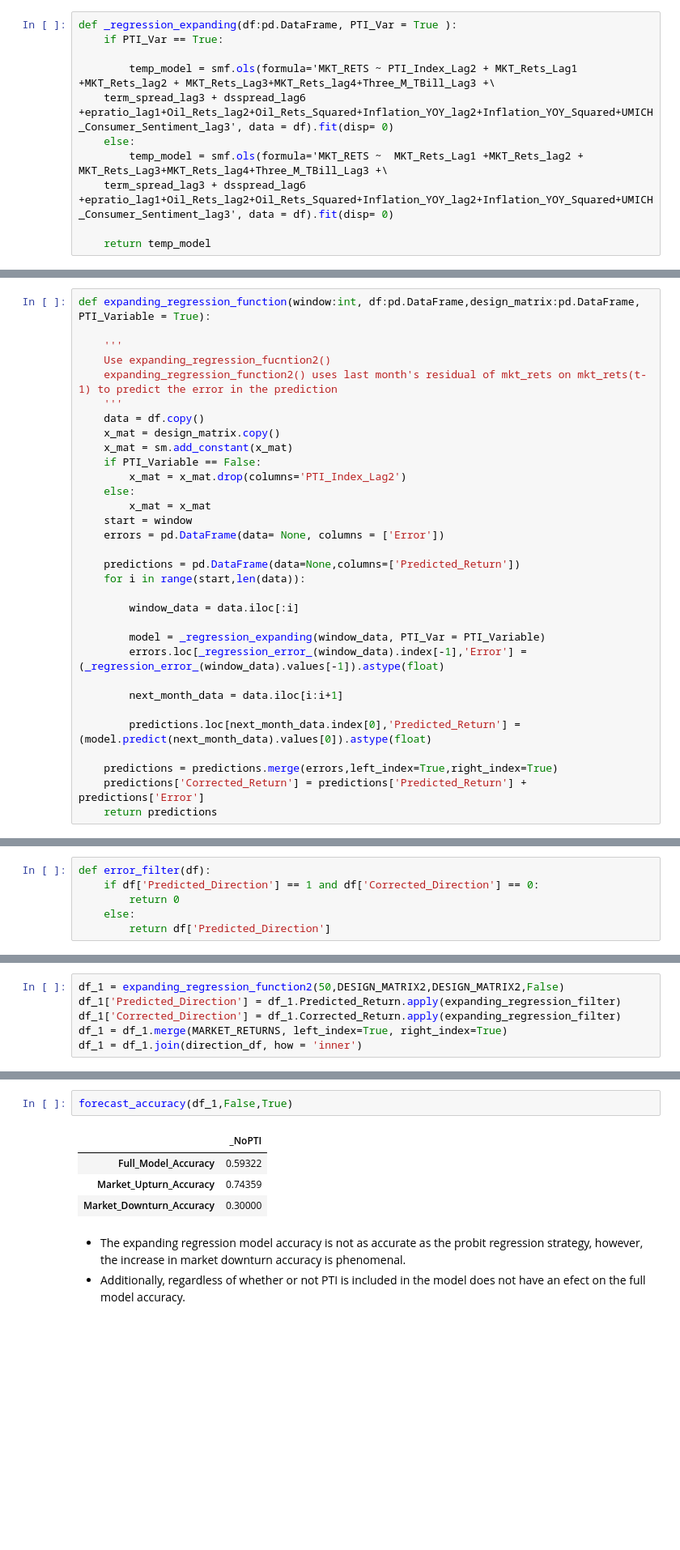
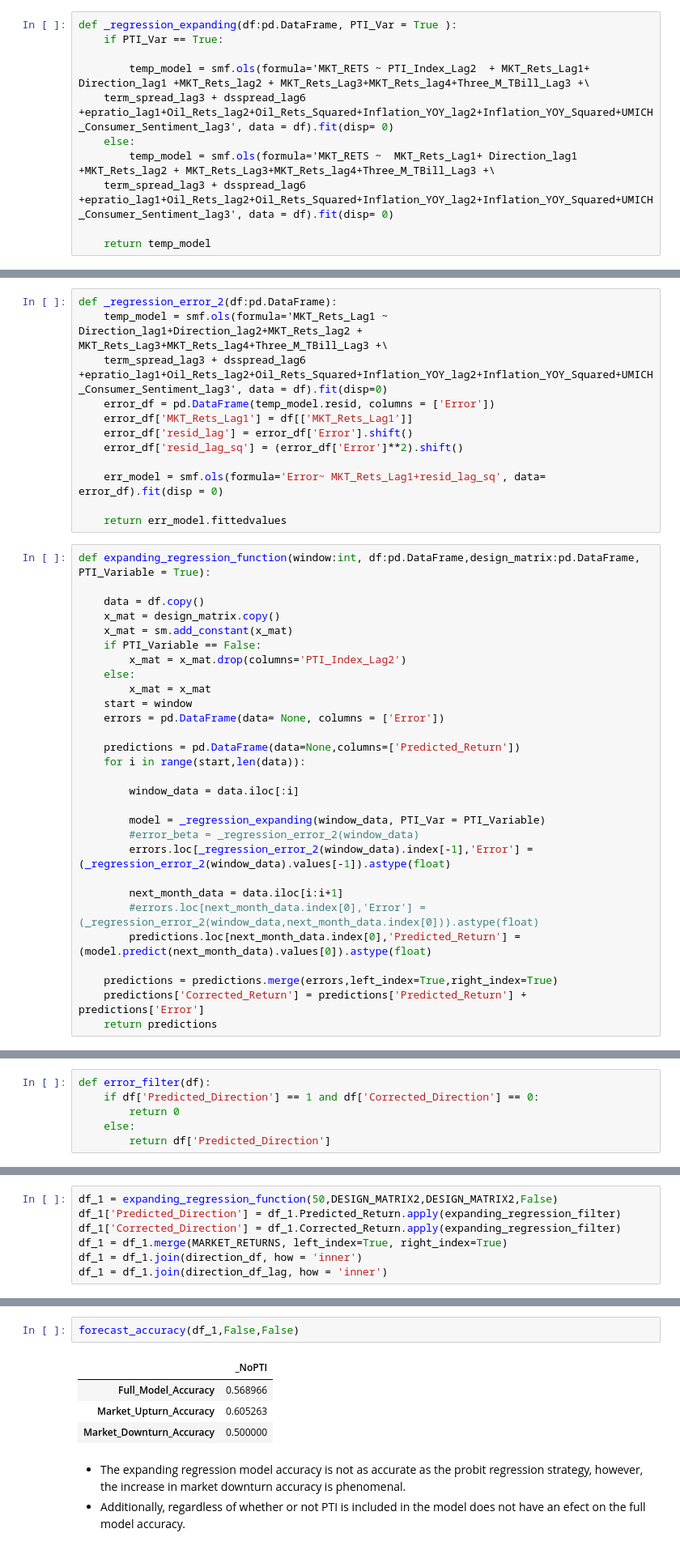
Before and after one commit to dcstein22/economics, a Jupyter notebook: Stein_QTS_Project.ipynb, the cells around one changed output, grey strips where cells are left out. Shown: that part at 81% size. Drawn from its saved outputs; the diff is of its cells as text; blank space fills up the shorter version.

```diff
--- a/Stein_QTS_Project.ipynb
+++ b/Stein_QTS_Project.ipynb
@@ -1075,10 +1072,10 @@ DESIGN_MATRIX2.head(5)
 def _regression_expanding(df:pd.DataFrame, PTI_Var = True ):
     if PTI_Var == True:
 
-        temp_model = smf.ols(formula='MKT_RETS ~ PTI_Index_Lag2 + MKT_Rets_Lag1 +MKT_Rets_lag2 + MKT_Rets_Lag3+MKT_Rets_lag4+Three_M_TBill_Lag3 +\
+        temp_model = smf.ols(formula='MKT_RETS ~ PTI_Index_Lag2  + MKT_Rets_Lag1+ Direction_lag1 +MKT_Rets_lag2 + MKT_Rets_Lag3+MKT_Rets_lag4+Three_M_TBill_Lag3 +\
     term_spread_lag3 + dsspread_lag6 +epratio_lag1+Oil_Rets_lag2+Oil_Rets_Squared+Inflation_YOY_lag2+Inflation_YOY_Squared+UMICH_Consumer_Sentiment_lag3', data = df).fit(disp= 0)
     else:
-        temp_model = smf.ols(formula='MKT_RETS ~  MKT_Rets_Lag1 +MKT_Rets_lag2 + MKT_Rets_Lag3+MKT_Rets_lag4+Three_M_TBill_Lag3 +\
+        temp_model = smf.ols(formula='MKT_RETS ~  MKT_Rets_Lag1+ Direction_lag1 +MKT_Rets_lag2 + MKT_Rets_Lag3+MKT_Rets_lag4+Three_M_TBill_Lag3 +\
     term_spread_lag3 + dsspread_lag6 +epratio_lag1+Oil_Rets_lag2+Oil_Rets_Squared+Inflation_YOY_lag2+Inflation_YOY_Squared+UMICH_Consumer_Sentiment_lag3', data = df).fit(disp= 0)
 
     return temp_model
@@ -1097,10 +1104,18 @@ def _regression_error_(df:pd.DataFrame):
+# %%
+def _regression_error_2(df:pd.DataFrame):
+    temp_model = smf.ols(formula='MKT_Rets_Lag1 ~ Direction_lag1+Direction_lag2+MKT_Rets_lag2 + MKT_Rets_Lag3+MKT_Rets_lag4+Three_M_TBill_Lag3 +\
+    term_spread_lag3 + dsspread_lag6 +epratio_lag1+Oil_Rets_lag2+Oil_Rets_Squared+Inflation_YOY_lag2+Inflation_YOY_Squared+UMICH_Consumer_Sentiment_lag3', data = df).fit(disp=0)
+    error_df = pd.DataFrame(temp_model.resid, columns = ['Error'])
+    error_df['MKT_Rets_Lag1'] = df[['MKT_Rets_Lag1']]
+    error_df['resid_lag'] = error_df['Error'].shift()
+    error_df['resid_lag_sq'] = (error_df['Error']**2).shift()
+
+    err_model = smf.ols(formula='Error~ MKT_Rets_Lag1+resid_lag_sq', data= error_df).fit(disp = 0)
+
+    return err_model.fittedvalues
 # %%
 def expanding_regression_function(window:int, df:pd.DataFrame,design_matrix:pd.DataFrame, PTI_Variable = True):
 
-    '''
-    Use expanding_regression_fucntion2()
-    expanding_regression_function2() uses last month's residual of mkt_rets on mkt_rets(t-1) to predict the error in the prediction
-    '''
     data = df.copy()
     x_mat = design_matrix.copy()
     x_mat = sm.add_constant(x_mat)
@@ -1117,10 +1132,11 @@ def expanding_regression_function(window:int, df:pd.DataFrame,design_matrix:pd.D
         window_data = data.iloc[:i]
 
         model = _regression_expanding(window_data, PTI_Var = PTI_Variable)
-        errors.loc[_regression_error_(window_data).index[-1],'Error'] = (_regression_error_(window_data).values[-1]).astype(float)
+        #error_beta = _regression_error_2(window_data)
+        errors.loc[_regression_error_2(window_data).index[-1],'Error'] = (_regression_error_2(window_data).values[-1]).astype(float)
 
         next_month_data = data.iloc[i:i+1]
-
+        #errors.loc[next_month_data.index[0],'Error'] = (_regression_error_2(window_data,next_month_data.index[0])).astype(float)
         predictions.loc[next_month_data.index[0],'Predicted_Return'] = (model.predict(next_month_data).values[0]).astype(float)
 
     predictions = predictions.merge(errors,left_index=True,right_index=True)
@@ -1199,7 +1213,8 @@ len(DESIGN_MATRIX2[['MKT_RETS','MKT_Rets_Lag1']])
 # %%
-df_1 = expanding_regression_function2(50,DESIGN_MATRIX2,DESIGN_MATRIX2,False)
+df_1 = expanding_regression_function(50,DESIGN_MATRIX2,DESIGN_MATRIX2,False)
 df_1['Predicted_Direction'] = df_1.Predicted_Return.apply(expanding_regression_filter)
 df_1['Corrected_Direction'] = df_1.Corrected_Return.apply(expanding_regression_filter)
 df_1 = df_1.merge(MARKET_RETURNS, left_index=True, right_index=True)
 df_1 = df_1.join(direction_df, how = 'inner')
+df_1 = df_1.join(direction_df_lag, how = 'inner')
 # %%
@@ -1218,10 +1234,10 @@ forecast_accuracy(df_2,True,False)
 # %%
-forecast_accuracy(df_1,False,True)
+forecast_accuracy(df_1,False,False)
 # %% [output]
 |  | _NoPTI |
-| Full_Model_Accuracy | 0.59322 |
-| Market_Upturn_Accuracy | 0.74359 |
-| Market_Downturn_Accuracy | 0.30000 |
+| Full_Model_Accuracy | 0.568966 |
+| Market_Upturn_Accuracy | 0.605263 |
+| Market_Downturn_Accuracy | 0.500000 |
 # %% [markdown]
 - The expanding regression model accuracy is not as accurate as the probit regression strategy, however, the increase in market downturn accuracy is phenomenal.
 - Additionally, regardless of whether or not PTI is included in the model does not have an efect on the full model accuracy.
```
Also changed, not shown: parts of 42 cells of this notebook, 1 other file.
